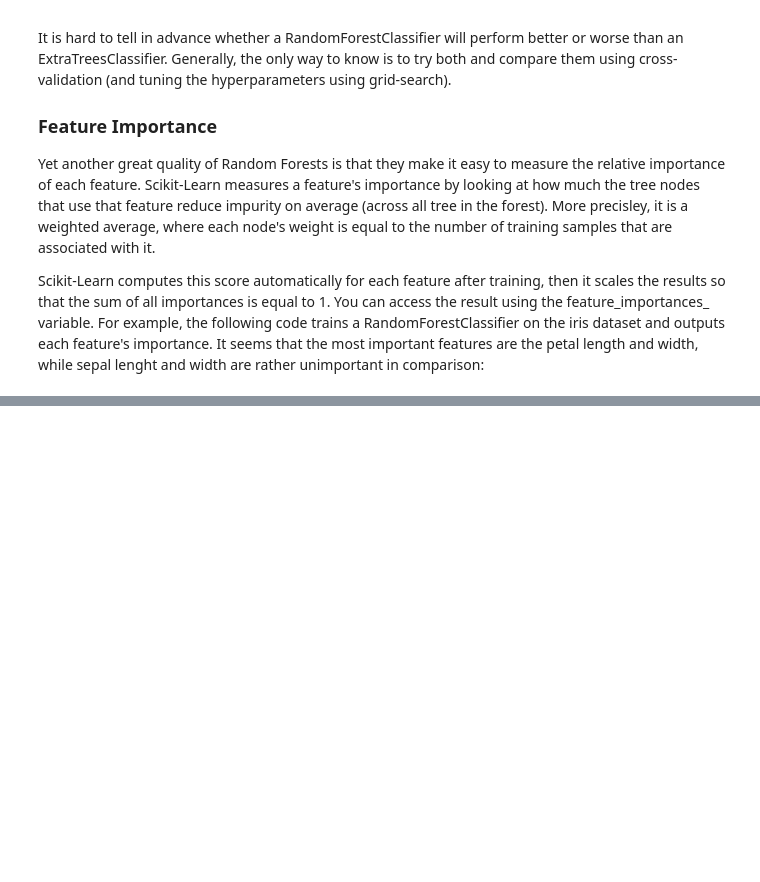
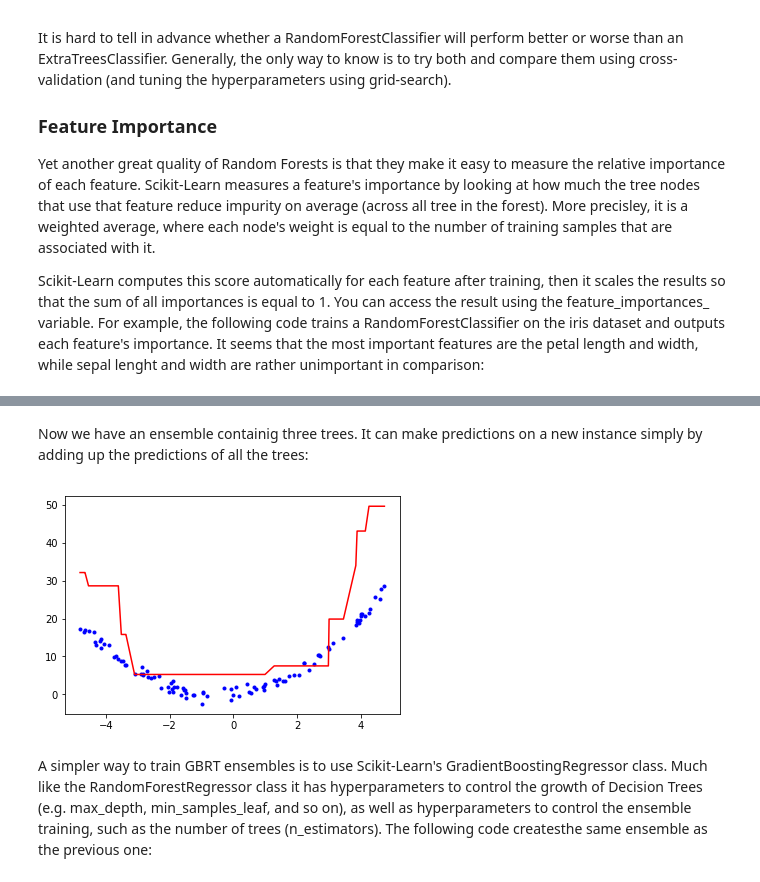
Before and after one commit to LooseDaMoose/myHandsOnDS, a Jupyter notebook: chapter7/EnsembleMethodsAndRandomForests.ipynb, the cells around one changed output, grey strips where cells are left out. Saved outputs shown, nothing was run; the diff lists cells and outputs as text; code cells hidden in the pictures; blank space fills up the shorter version.

```diff
--- a/chapter7/EnsembleMethodsAndRandomForests.ipynb
+++ b/chapter7/EnsembleMethodsAndRandomForests.ipynb
@@ -276,0 +357,13 @@ p 204
+# %% [markdown]
+Now we have an ensemble containig three trees. It can make predictions on a new instance simply by adding up the predictions of all the trees:
+# %%
+X_new, y_new = genQuData(-5.0, 5.0, 100)
+y_pred = sum(tree.predict(X_new) for tree in (tree_reg1, tree_reg2, tree_reg3))
+x1 = np.linspace(-5.0, 5.0, 100)
+plt.plot(X_new, y_new, "b.")
+plt.plot(X_new, y_pred, "r-")
+plt.show()
+# %% [output]
+[figure, added]
+# %% [markdown]
+A simpler way to train GBRT ensembles is to use Scikit-Learn's GradientBoostingRegressor class. Much like the RandomForestRegressor class it has hyperparameters to control the growth of Decision Trees (e.g. max_depth, min_samples_leaf, and so on), as well as hyperparameters to control the ensemble training, such as the number of trees (n_estimators). The following code createsthe same ensemble as the previous one:
```
Also changed, not shown: parts of 23 cells of this notebook, 1 other file.
